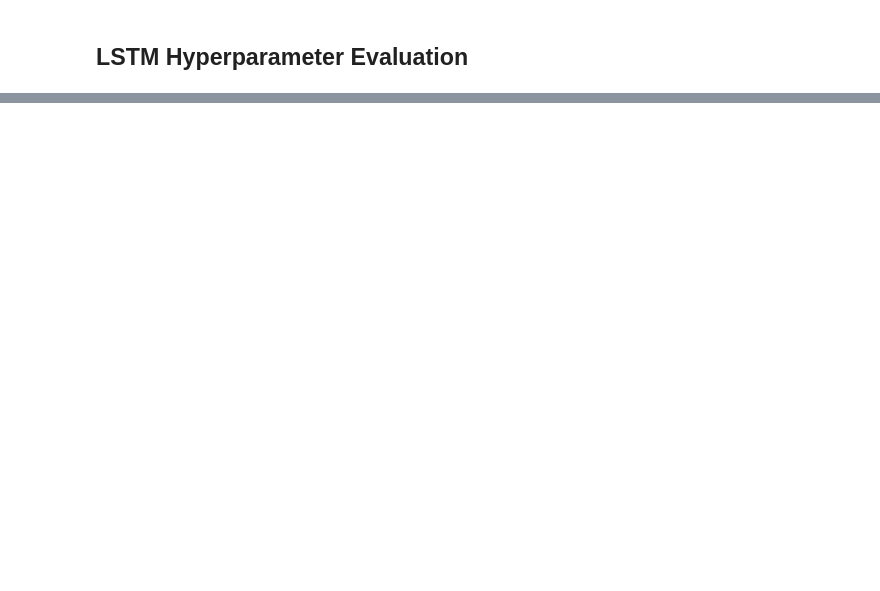
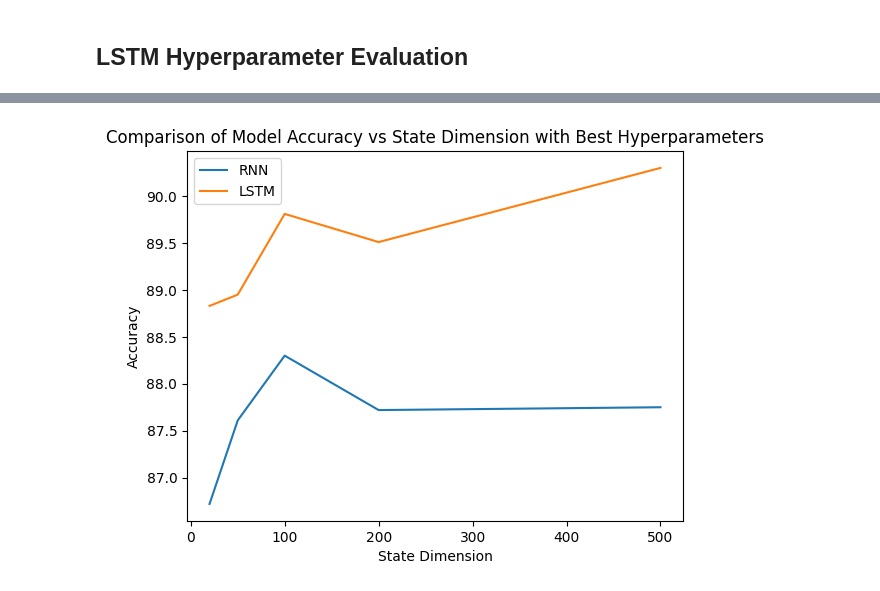
Before and after one commit to nathanbowness/CSI5340Assignments, a Jupyter notebook: Assignment3/Assignment3.ipynb, the cells around one changed output, grey strips where cells are left out. Drawn from its saved outputs; the diff is of its cells as text; code cells hidden in the pictures; blank space fills up the shorter version.

```diff
--- a/Assignment3/Assignment3.ipynb
+++ b/Assignment3/Assignment3.ipynb
@@ -433,0 +432,21 @@ tensor(0.6639, device='cuda:0', grad_fn=<BinaryCrossEntropyBackward0>)
+# %%
+# Graph the Best Accuracy for RNN and LSTM - for each dimenion
+# Graph the Best and Worse Average Accuracy runs for LSTM - considerring the average accuracy for all state dimensions
+# Graph the Best and Worse Average Accuracy runs for RNN - considerring the average accuracy for all state dimensions
+rnn_best_accuracy_total = [86.72, 87.61, 88.30, 87.72, 87.75]
+lstm_best_accuracy_total = [88.83, 88.95, 89.81, 89.51, 90.30]
+
+# Plot the results
+plt.plot(dimensions, rnn_best_accuracy_total, label='RNN')
+plt.plot(dimensions, lstm_best_accuracy_total, label='LSTM')
+
+# Add labels and title to the plot
+plt.xlabel('State Dimension')
+plt.ylabel('Accuracy')
+plt.title('Comparison of Model Accuracy vs State Dimension with Best Hyperparameters')
+plt.legend()
+
+# Show the plot
+plt.show()
+# %% [output]
+[figure, added]
```
Also changed, not shown: parts of 31 cells of this notebook.
